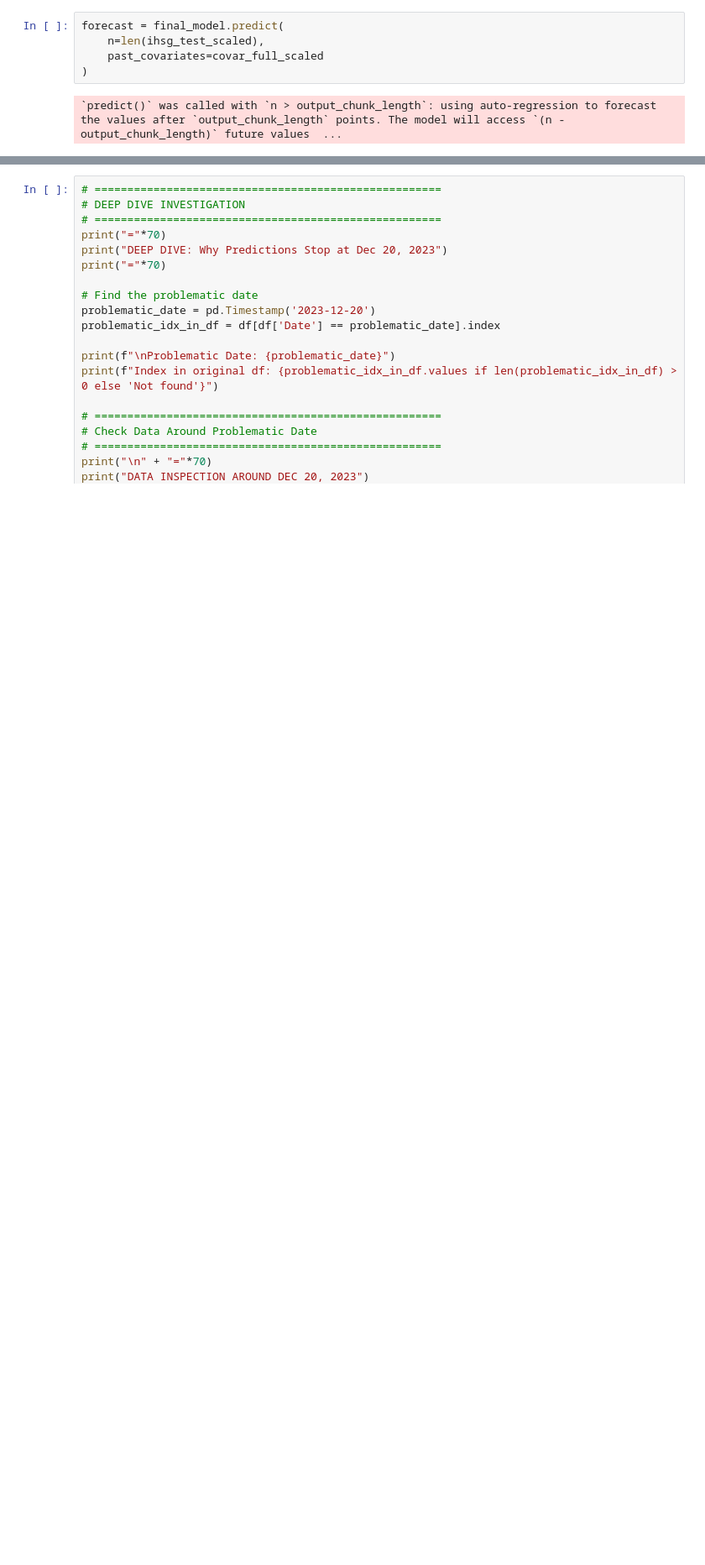
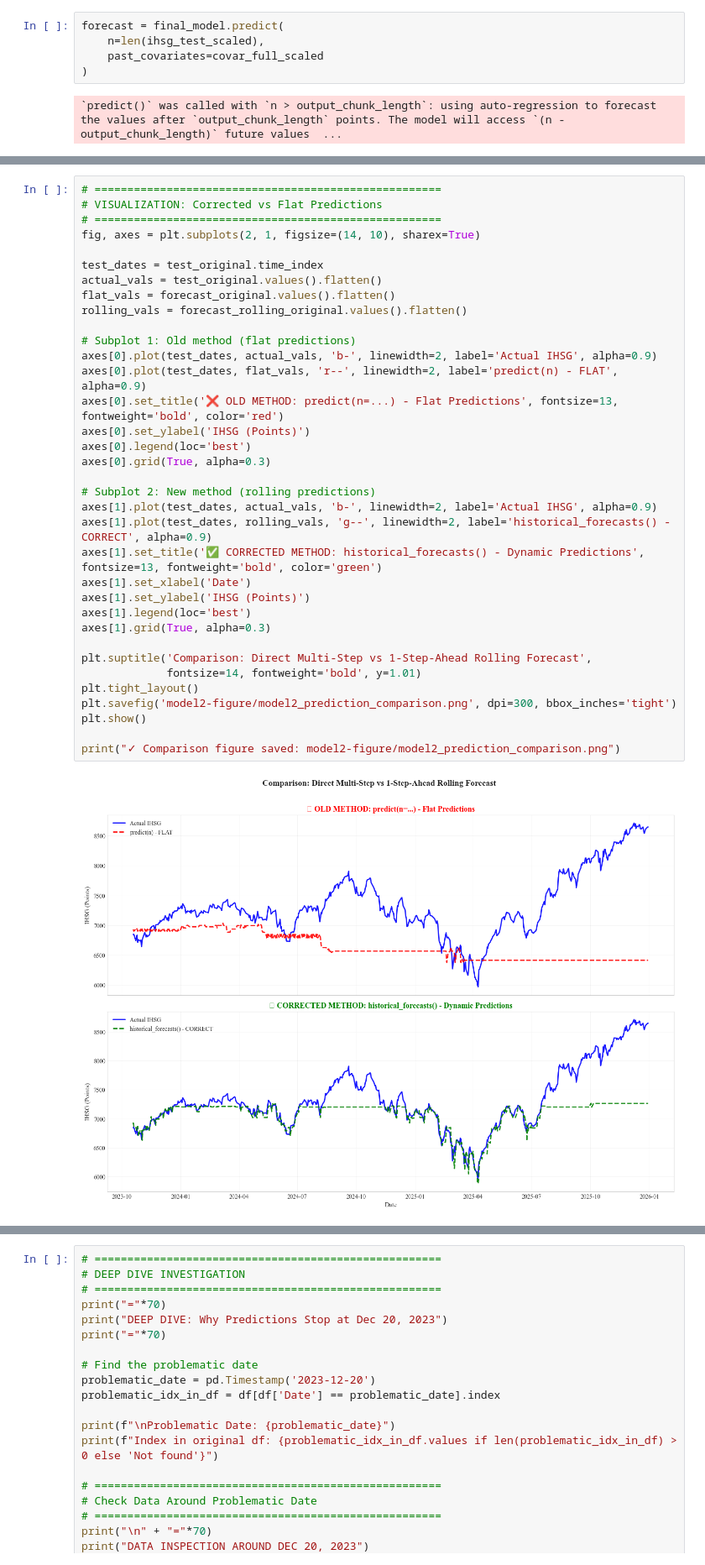
Before and after one commit to ravsssh/tesis-hakam, a Jupyter notebook: model2-baru.ipynb, the cells around one changed output, grey strips where cells are left out. Shown at 84% size. Cells and saved outputs as stored; diff of their text form; blank space fills up the shorter version.

```diff
--- a/model2-baru.ipynb
+++ b/model2-baru.ipynb
@@ -1558,0 +1659,37 @@ Prediction Statistics:
+# %%
+# =====================================================
+# VISUALIZATION: Corrected vs Flat Predictions
+# =====================================================
+fig, axes = plt.subplots(2, 1, figsize=(14, 10), sharex=True)
+
+test_dates = test_original.time_index
+actual_vals = test_original.values().flatten()
+flat_vals = forecast_original.values().flatten()
+rolling_vals = forecast_rolling_original.values().flatten()
+
+# Subplot 1: Old method (flat predictions)
+axes[0].plot(test_dates, actual_vals, 'b-', linewidth=2, label='Actual IHSG', alpha=0.9)
+axes[0].plot(test_dates, flat_vals, 'r--', linewidth=2, label='predict(n) - FLAT', alpha=0.9)
+axes[0].set_title('❌ OLD METHOD: predict(n=...) - Flat Predictions', fontsize=13, fontweight='bold', color='red')
+axes[0].set_ylabel('IHSG (Points)')
+axes[0].legend(loc='best')
+axes[0].grid(True, alpha=0.3)
+
+# Subplot 2: New method (rolling predictions)
+axes[1].plot(test_dates, actual_vals, 'b-', linewidth=2, label='Actual IHSG', alpha=0.9)
+axes[1].plot(test_dates, rolling_vals, 'g--', linewidth=2, label='historical_forecasts() - CORRECT', alpha=0.9)
+axes[1].set_title('✅ CORRECTED METHOD: historical_forecasts() - Dynamic Predictions', fontsize=13, fontweight='bold', color='green')
+axes[1].set_xlabel('Date')
+axes[1].set_ylabel('IHSG (Points)')
+axes[1].legend(loc='best')
+axes[1].grid(True, alpha=0.3)
+
+plt.suptitle('Comparison: Direct Multi-Step vs 1-Step-Ahead Rolling Forecast',
+             fontsize=14, fontweight='bold', y=1.01)
+plt.tight_layout()
+plt.savefig('model2-figure/model2_prediction_comparison.png', dpi=300, bbox_inches='tight')
+plt.show()
+
+print("✓ Comparison figure saved: model2-figure/model2_prediction_comparison.png")
+# %% [output]
+[figure, added]
```
Also changed, not shown: parts of 10 cells of this notebook, 24 other files.
